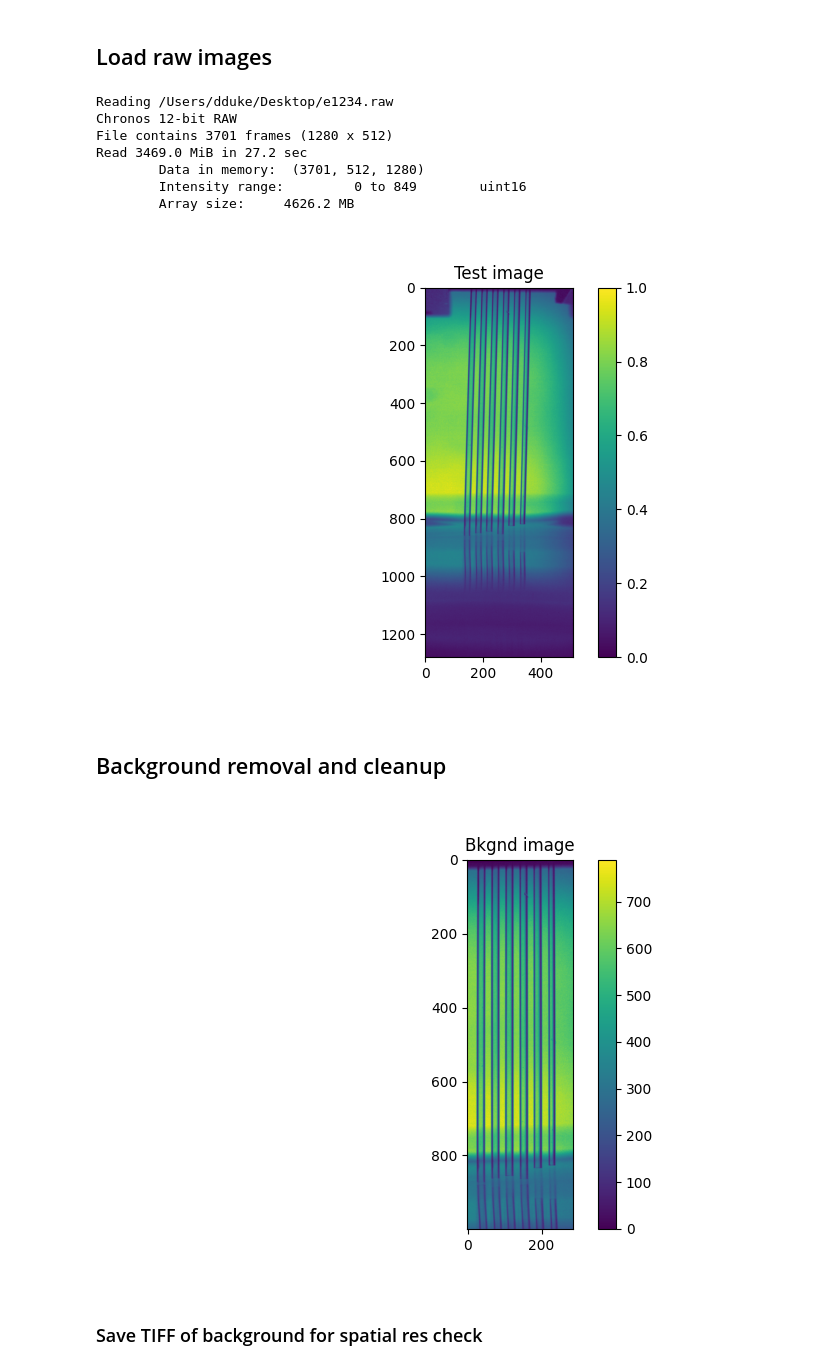
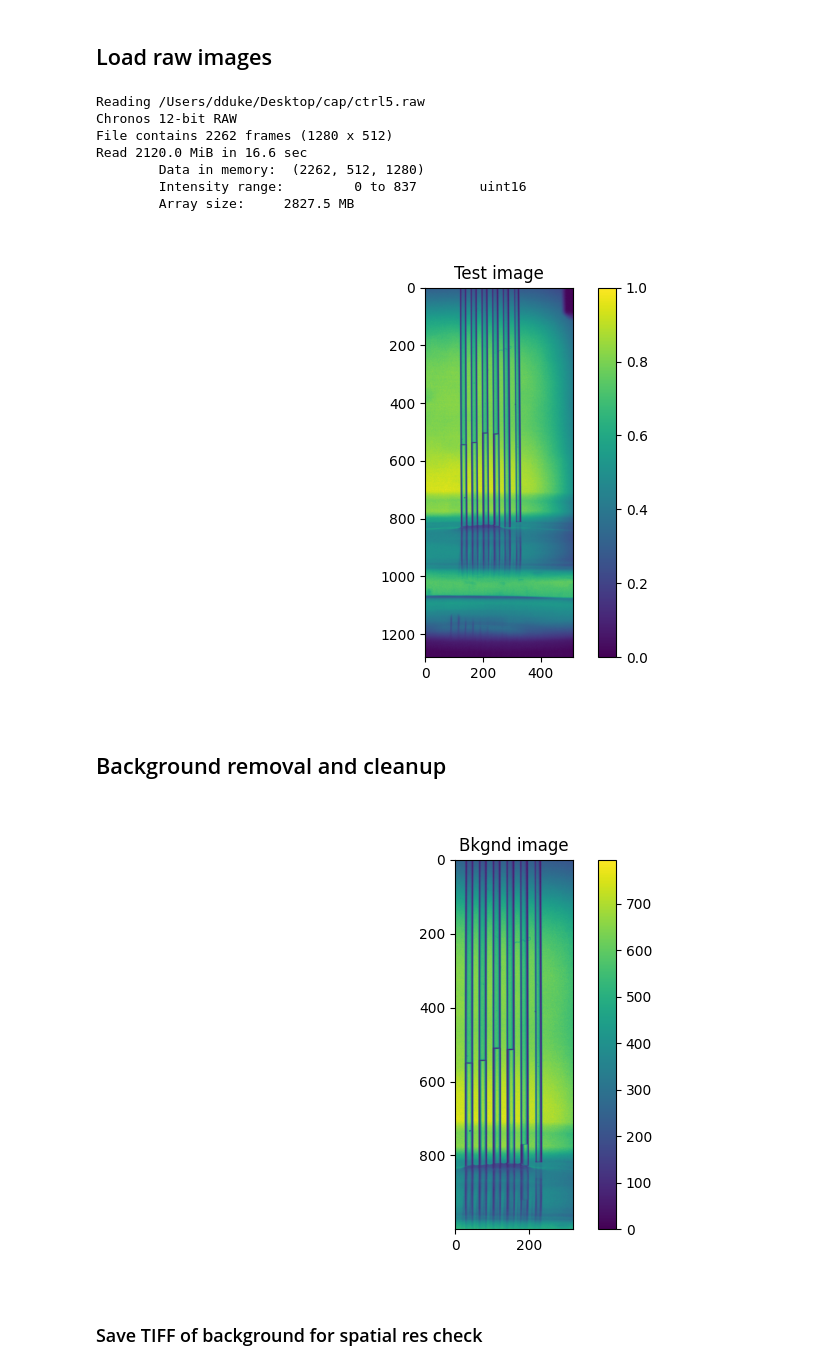
Before and after one commit to djorlando24/jupyterNotebooks, a Jupyter notebook: Research/ChronosMeniscus.ipynb, the cells around one changed output. Saved outputs shown, nothing was run; the diff lists cells and outputs as text; code cells hidden in the pictures.

```diff
--- a/Research/ChronosMeniscus.ipynb
+++ b/Research/ChronosMeniscus.ipynb
@@ -22,16 +22,16 @@ from pySciCam.pySciCam import ImageSequence # https://github.com/djorlando24/pyS
 # %% [markdown]
 ## Load raw images
 # %%
-path_to_raw='/Users/dduke/Desktop/e1234.raw'
+path_to_raw='/Users/dduke/Desktop/cap/ctrl5.raw'
 I = ImageSequence(path_to_raw,rawtype='chronos14_mono_12bit',width=1280,height=512,frames=None)
 # %% [output]
-Reading /Users/dduke/Desktop/e1234.raw
+Reading /Users/dduke/Desktop/cap/ctrl5.raw
 Chronos 12-bit RAW
-File contains 3701 frames (1280 x 512)
-Read 3469.0 MiB in 27.2 sec
-        Data in memory:  (3701, 512, 1280)
-        Intensity range:         0 to 849        uint16
-        Array size:     4626.2 MB
+File contains 2262 frames (1280 x 512)
+Read 2120.0 MiB in 16.6 sec
+        Data in memory:  (2262, 512, 1280)
+        Intensity range:         0 to 837        uint16
+        Array size:     2827.5 MB
 # %%
 fig=plt.figure()
 
@@ -41,26 +41,26 @@ plt.imshow(np.rot90(frame/np.nanmax(frame),3))
 plt.colorbar()
 plt.title("Test image");
 # %% [output]
-[figure, old version]
+[figure, new version]
 # %% [markdown]
 ## Background removal and cleanup
 # %%
-angle = 271.5
-crop = (0,1000,130,-130)
+angle = 269.7
+crop = (0,1000,100,-100)
 bkgnd_frame = 100
 
 # Use first image before liquid rises, as the reference
 bk1 = I.arr[bkgnd_frame,...].astype(float) # mono
 bk2 = si.rotate(bk1, angle) # rotate
 bk = bk2[crop[0]:crop[1],crop[2]:crop[3]]
 
 plt.close()
 fig=plt.figure()
 plt.imshow(bk)
 plt.colorbar()
 plt.title("Bkgnd image");
 # %% [output]
-[figure, old version]
+[figure, new version]
 # %% [markdown]
 ### Save TIFF of background for spatial res check
 # %%
```
Also changed, not shown: parts of 6 cells of this notebook, 1 other file.
